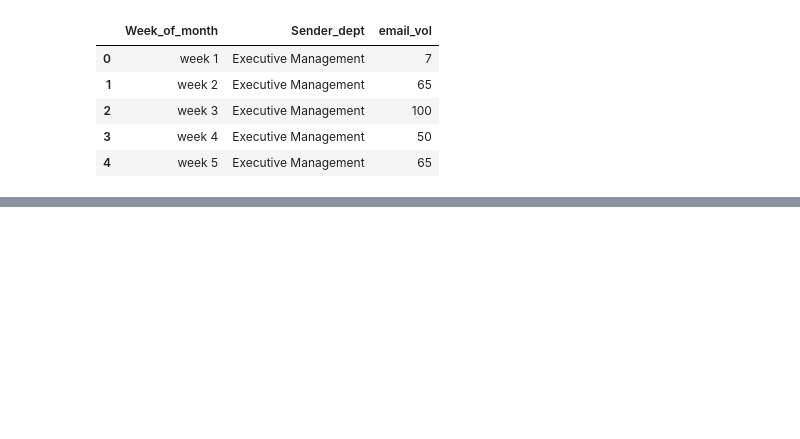
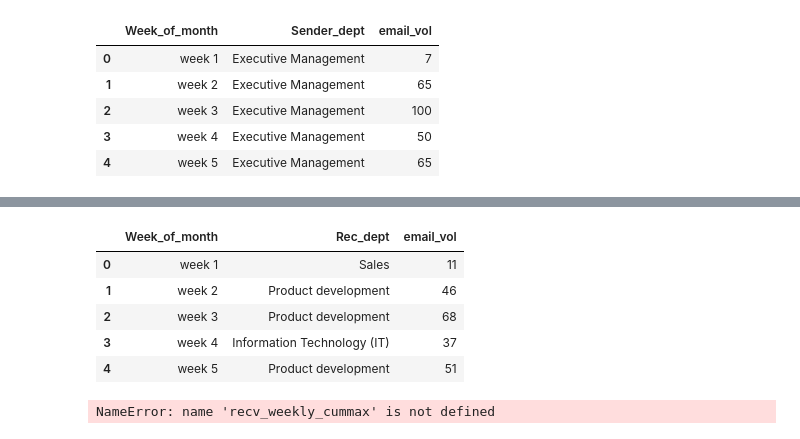
Before and after one commit to djibril968/Python_projects, a Jupyter notebook: Onyx_email_analysis.ipynb, the cells around one changed output, grey strips where cells are left out. Cells and saved outputs as stored; diff of their text form; code cells hidden in the pictures; blank space fills up the shorter version.

```diff
--- a/Onyx_email_analysis.ipynb
+++ b/Onyx_email_analysis.ipynb
@@ -701,0 +703,24 @@ max_mail_by_week_dept
+# %%
+max_mail_by_week_recv_dept = pd.DataFrame(columns = ['Week_of_month', 'Rec_dept', 'email_vol'])
+max_mail_by_week_recv_dept
+
+max_weekly_mail_rec = email_max_recv_weekly_cummax.groupby('Week_of_month')['email_vol'].idxmax()
+max_weekly_mail_rec
+
+max_mail_by_week_recv_dept = email_max_recv_weekly_cummax.loc[max_weekly_mail_rec].reset_index(drop = True)
+max_mail_by_week_recv_dept
+# %% [output]
+|  | Week_of_month | Rec_dept | email_vol |
+| 0 | week 1 | Sales | 11 |
+| 1 | week 2 | Product development | 46 |
+| 2 | week 3 | Product development | 68 |
+| 3 | week 4 | Information Technology (IT) | 37 |
+| 4 | week 5 | Product development | 51 |
+# %%
+#department with max number of emails recieved for each week
+max_mail_by_week_recv_dept = pd.DataFrame(columns=['Week_of_month', 'Rec_dept', 'email_vol'])
+
+max_mail_rec_weekly = recv_weekly_cummax.groupby('Week_of_month')['email_vol'].idxmax()
+max_mail_rec_weekly
+# %% [output]
+NameError: name 'recv_weekly_cummax' is not defined
```
Also changed, not shown: parts of 5 cells of this notebook.
